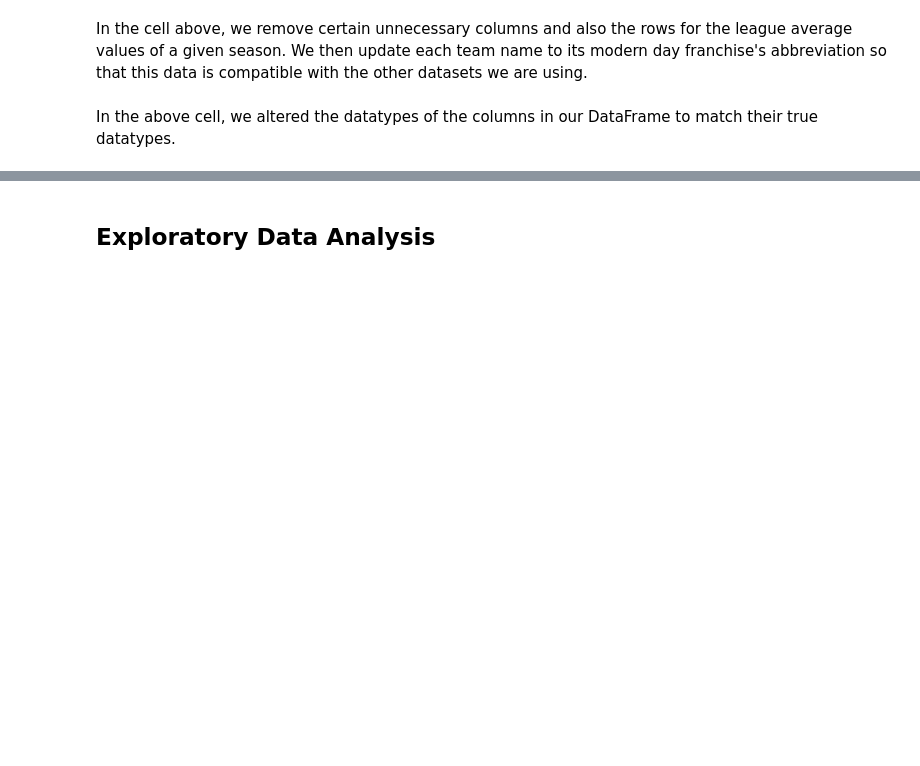
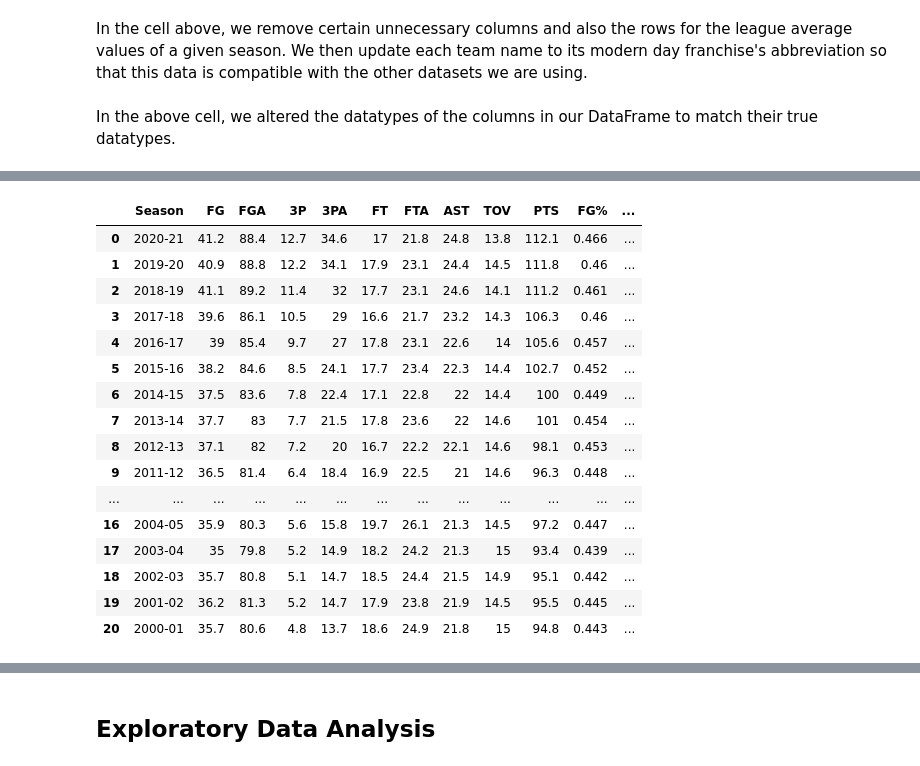
Before and after one commit to MAhram1/INFO-2950-Project, a Jupyter notebook: proj.ipynb, the cells around one changed output, grey strips where cells are left out. Drawn from its saved outputs; the diff is of its cells as text; code cells hidden in the pictures; blank space fills up the shorter version.

```diff
--- a/proj.ipynb
+++ b/proj.ipynb
@@ -404,3 +411,7 @@ teamstats = teamstats.astype({
     'rank' : int, 'age' : int, 'wins' : int, 'losses' : int})
 # %% [markdown]
 In the above cell, we altered the datatypes of the columns in our DataFrame to match their true datatypes.
+# %%
+# Reading in a csv containing league average team statistics by season...
+lg_avg_teamstats = pd.read_csv('NBA Team Lg Avg Data 1949-2021.csv')
+lg_avg_teamstats.head()
@@ -406,0 +426,8 @@ In the above cell, we altered the datatypes of the columns in our DataFrame to m
+# %%
+# Removing the non-sense column names and replacing them with the first observation in
+# the df, which corresponds to the true column names.
+new_col_names2 = lg_avg_teamstats.loc[0,:]
+lg_avg_teamstats.columns = new_col_names2
+# Removing the first row in the df, which does not correspond to an actual observation/season.
+lg_avg_teamstats = lg_avg_teamstats.loc[1:,:]
+lg_avg_teamstats.head()
@@ -406,0 +442,26 @@ In the above cell, we altered the datatypes of the columns in our DataFrame to m
+# %%
+lg_avg_teamstats = lg_avg_teamstats.reset_index()
+# Removing all unneccesary observations (seasons not present in our dataset) and columns...
+lg_avg_teamstats = lg_avg_teamstats.iloc[0:21, :]
+# Removing all columns we know to be unnecessary or redundant from our df lg_avg_teamstats...
+lg_avg_teamstats = lg_avg_teamstats.drop(columns = ['index', 'G', 'MP', 'ORB', 'DRB', 'STL',
+                                                    'BLK', 'TRB', 'FT%', 'PF', 'ORB%'] )
+lg_avg_teamstats
+# %% [output]
+|  | Season | FG | FGA | 3P | 3PA | FT | FTA | AST | TOV | PTS | FG% | ... |
+| 0 | 2020-21 | 41.2 | 88.4 | 12.7 | 34.6 | 17 | 21.8 | 24.8 | 13.8 | 112.1 | 0.466 | ... |
+| 1 | 2019-20 | 40.9 | 88.8 | 12.2 | 34.1 | 17.9 | 23.1 | 24.4 | 14.5 | 111.8 | 0.46 | ... |
+| 2 | 2018-19 | 41.1 | 89.2 | 11.4 | 32 | 17.7 | 23.1 | 24.6 | 14.1 | 111.2 | 0.461 | ... |
+| 3 | 2017-18 | 39.6 | 86.1 | 10.5 | 29 | 16.6 | 21.7 | 23.2 | 14.3 | 106.3 | 0.46 | ... |
+| 4 | 2016-17 | 39 | 85.4 | 9.7 | 27 | 17.8 | 23.1 | 22.6 | 14 | 105.6 | 0.457 | ... |
+| 5 | 2015-16 | 38.2 | 84.6 | 8.5 | 24.1 | 17.7 | 23.4 | 22.3 | 14.4 | 102.7 | 0.452 | ... |
+| 6 | 2014-15 | 37.5 | 83.6 | 7.8 | 22.4 | 17.1 | 22.8 | 22 | 14.4 | 100 | 0.449 | ... |
+| 7 | 2013-14 | 37.7 | 83 | 7.7 | 21.5 | 17.8 | 23.6 | 22 | 14.6 | 101 | 0.454 | ... |
+| 8 | 2012-13 | 37.1 | 82 | 7.2 | 20 | 16.7 | 22.2 | 22.1 | 14.6 | 98.1 | 0.453 | ... |
+| 9 | 2011-12 | 36.5 | 81.4 | 6.4 | 18.4 | 16.9 | 22.5 | 21 | 14.6 | 96.3 | 0.448 | ... |
+| ... | ... | ... | ... | ... | ... | ... | ... | ... | ... | ... | ... | ... |
+| 16 | 2004-05 | 35.9 | 80.3 | 5.6 | 15.8 | 19.7 | 26.1 | 21.3 | 14.5 | 97.2 | 0.447 | ... |
+| 17 | 2003-04 | 35 | 79.8 | 5.2 | 14.9 | 18.2 | 24.2 | 21.3 | 15 | 93.4 | 0.439 | ... |
+| 18 | 2002-03 | 35.7 | 80.8 | 5.1 | 14.7 | 18.5 | 24.4 | 21.5 | 14.9 | 95.1 | 0.442 | ... |
+| 19 | 2001-02 | 36.2 | 81.3 | 5.2 | 14.7 | 17.9 | 23.8 | 21.9 | 14.5 | 95.5 | 0.445 | ... |
+| 20 | 2000-01 | 35.7 | 80.6 | 4.8 | 13.7 | 18.6 | 24.9 | 21.8 | 15 | 94.8 | 0.443 | ... |
```
Also changed, not shown: parts of 21 cells of this notebook.
